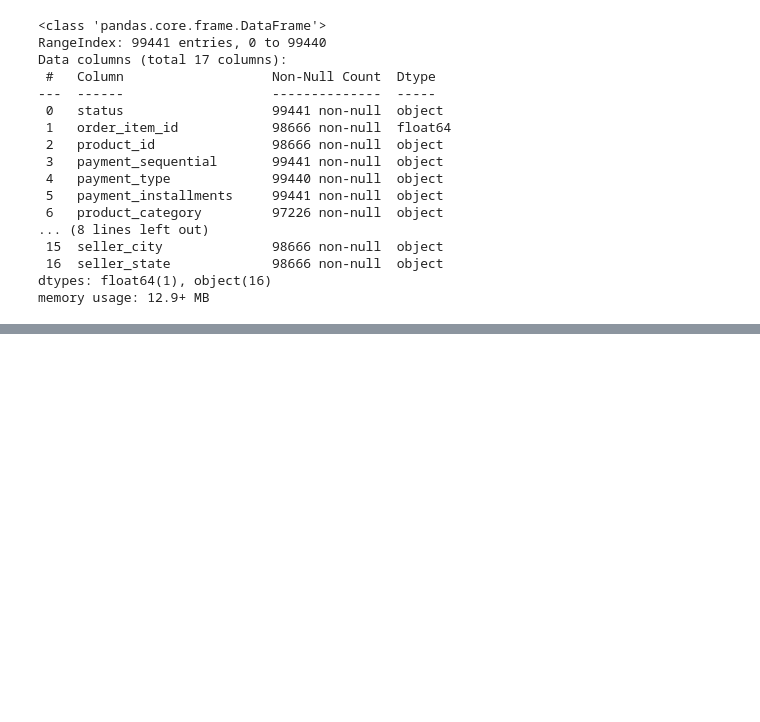
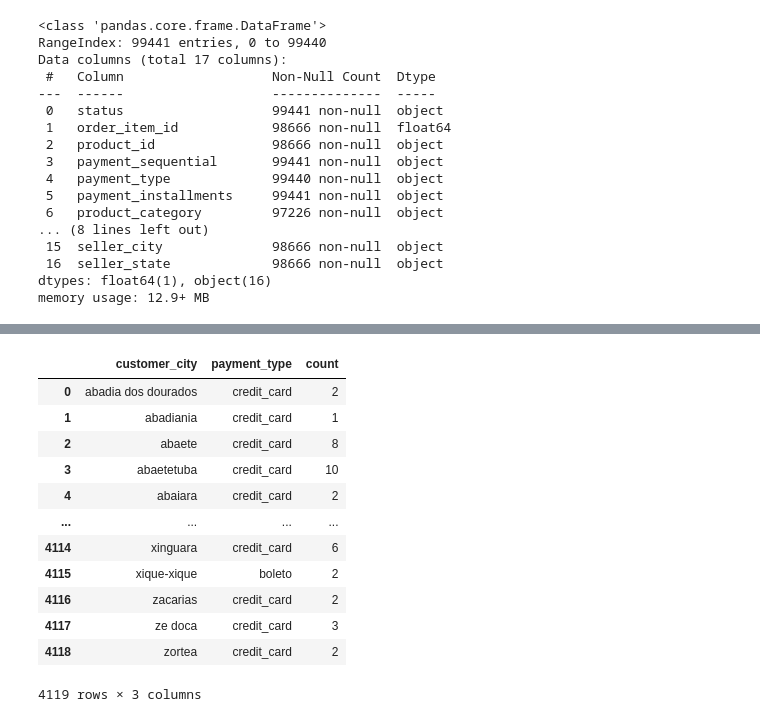
Before and after one commit to IamRaNo/Elevvo_Internship, a Jupyter notebook: Task-9/sales_data_analysis.ipynb, the cells around one changed output, grey strips where cells are left out. Cells and saved outputs as stored; diff of their text form; code cells hidden in the pictures; blank space fills up the shorter version.

```diff
--- a/Task-9/sales_data_analysis.ipynb
+++ b/Task-9/sales_data_analysis.ipynb
@@ -1666,0 +1709,18 @@ memory usage: 12.9+ MB
+# %%
+customer_cities_with_payment_types=data.groupby(data['customer_city'])['payment_type'].value_counts().groupby(level=0).head(1).reset_index()
+# %%
+customer_cities_with_payment_types
+# %% [output]
+|  | customer_city | payment_type | count |
+| 0 | abadia dos dourados | credit_card | 2 |
+| 1 | abadiania | credit_card | 1 |
+| 2 | abaete | credit_card | 8 |
+| 3 | abaetetuba | credit_card | 10 |
+| 4 | abaiara | credit_card | 2 |
+| ... | ... | ... | ... |
+| 4114 | xinguara | credit_card | 6 |
+| 4115 | xique-xique | boleto | 2 |
+| 4116 | zacarias | credit_card | 2 |
+| 4117 | ze doca | credit_card | 3 |
+| 4118 | zortea | credit_card | 2 |
+4119 rows × 3 columns
```
Also changed, not shown: parts of 27 cells of this notebook, 3 other files.
